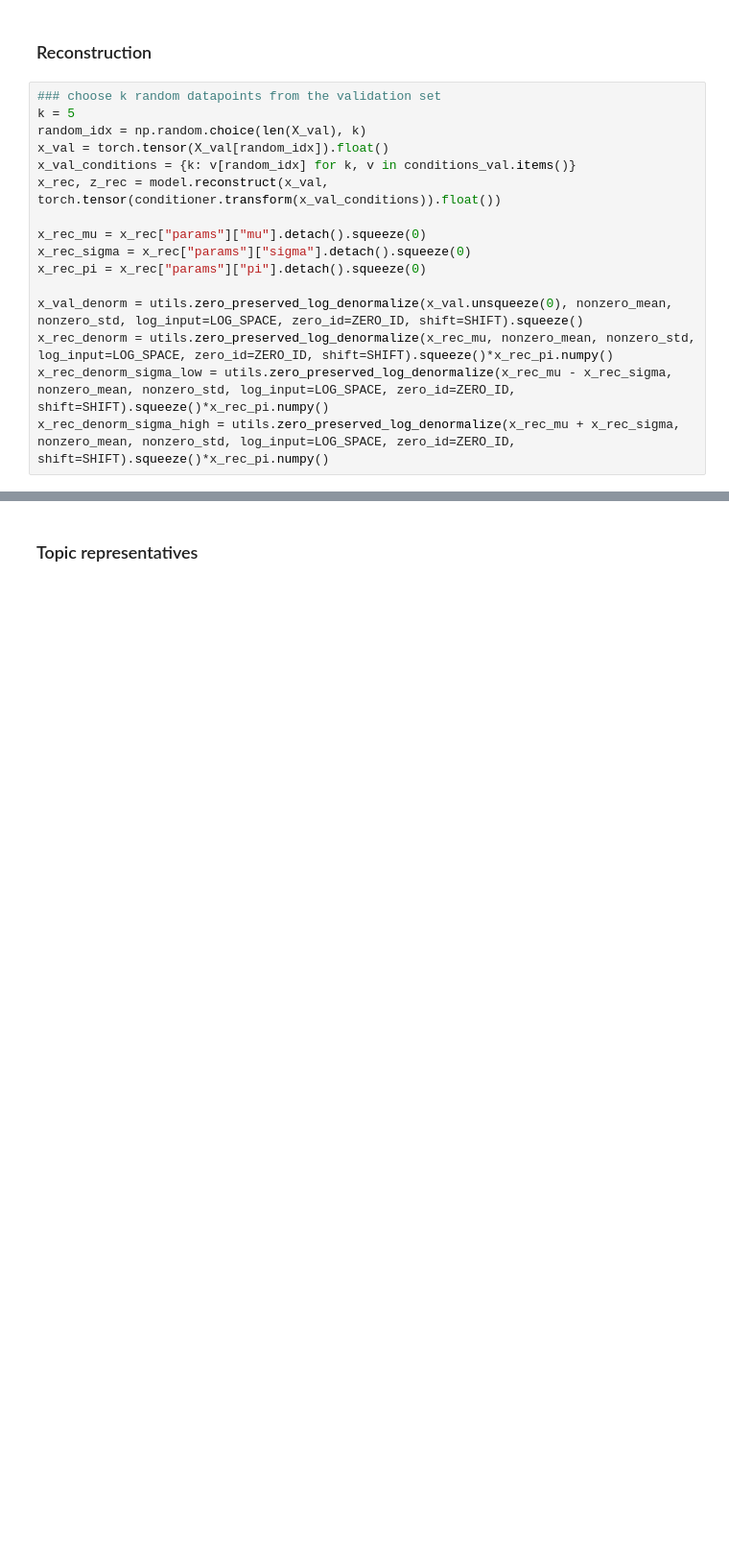
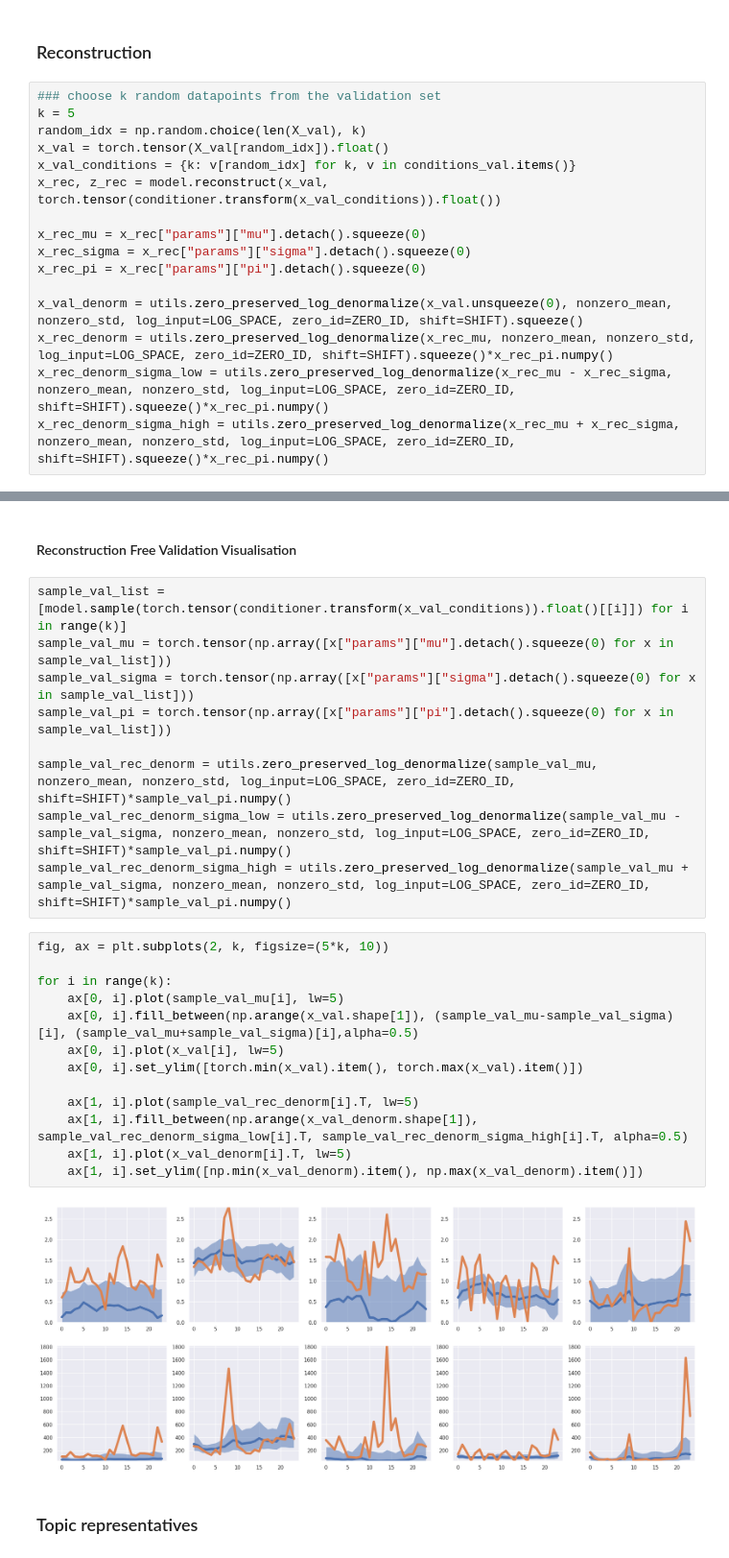
Before and after one commit to kabolat/behavio-temporal-vae, a Jupyter notebook: notebooks/sdg_baseline.ipynb, the cells around one changed output, grey strips where cells are left out. Shown at 96% size. Saved outputs shown, nothing was run; the diff lists cells and outputs as text; blank space fills up the shorter version.

Commit message:
Added reconstruction-free validation viz

```diff
--- a/notebooks/sdg_baseline.ipynb
+++ b/notebooks/sdg_baseline.ipynb
@@ -502,3 +502,29 @@ for i in range(k):
+# %% [markdown]
+#### Reconstruction Free Validation Visualisation
+# %%
+sample_val_list = [model.sample(torch.tensor(conditioner.transform(x_val_conditions)).float()[[i]]) for i in range(k)]
+sample_val_mu = torch.tensor(np.array([x["params"]["mu"].detach().squeeze(0) for x in sample_val_list]))
+sample_val_sigma = torch.tensor(np.array([x["params"]["sigma"].detach().squeeze(0) for x in sample_val_list]))
+sample_val_pi = torch.tensor(np.array([x["params"]["pi"].detach().squeeze(0) for x in sample_val_list]))
+
+sample_val_rec_denorm = utils.zero_preserved_log_denormalize(sample_val_mu, nonzero_mean, nonzero_std, log_input=LOG_SPACE, zero_id=ZERO_ID, shift=SHIFT)*sample_val_pi.numpy()
+sample_val_rec_denorm_sigma_low = utils.zero_preserved_log_denormalize(sample_val_mu - sample_val_sigma, nonzero_mean, nonzero_std, log_input=LOG_SPACE, zero_id=ZERO_ID, shift=SHIFT)*sample_val_pi.numpy()
+sample_val_rec_denorm_sigma_high = utils.zero_preserved_log_denormalize(sample_val_mu + sample_val_sigma, nonzero_mean, nonzero_std, log_input=LOG_SPACE, zero_id=ZERO_ID, shift=SHIFT)*sample_val_pi.numpy()
+# %%
+fig, ax = plt.subplots(2, k, figsize=(5*k, 10))
+
+for i in range(k):
+    ax[0, i].plot(sample_val_mu[i], lw=5)
+    ax[0, i].fill_between(np.arange(x_val.shape[1]), (sample_val_mu-sample_val_sigma)[i], (sample_val_mu+sample_val_sigma)[i],alpha=0.5)
+    ax[0, i].plot(x_val[i], lw=5)
+    ax[0, i].set_ylim([torch.min(x_val).item(), torch.max(x_val).item()])
+
+    ax[1, i].plot(sample_val_rec_denorm[i].T, lw=5)
+    ax[1, i].fill_between(np.arange(x_val_denorm.shape[1]), sample_val_rec_denorm_sigma_low[i].T, sample_val_rec_denorm_sigma_high[i].T, alpha=0.5)
+    ax[1, i].plot(x_val_denorm[i].T, lw=5)
+    ax[1, i].set_ylim([np.min(x_val_denorm).item(), np.max(x_val_denorm).item()])
+# %% [output]
+[figure, added]
 # %% [markdown]
 ### Topic representatives
 # %%
```
Also changed, not shown: parts of 5 cells of this notebook.
